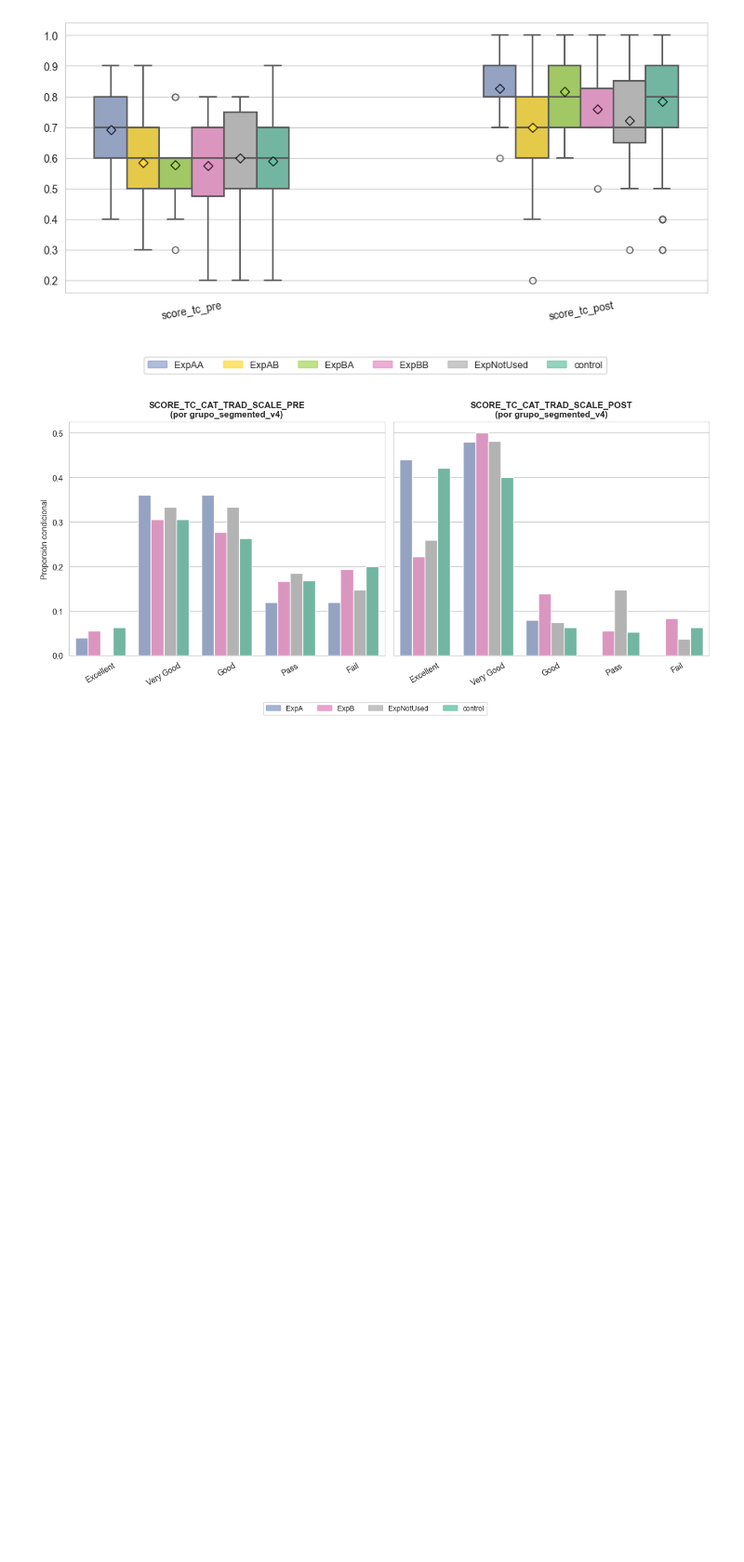
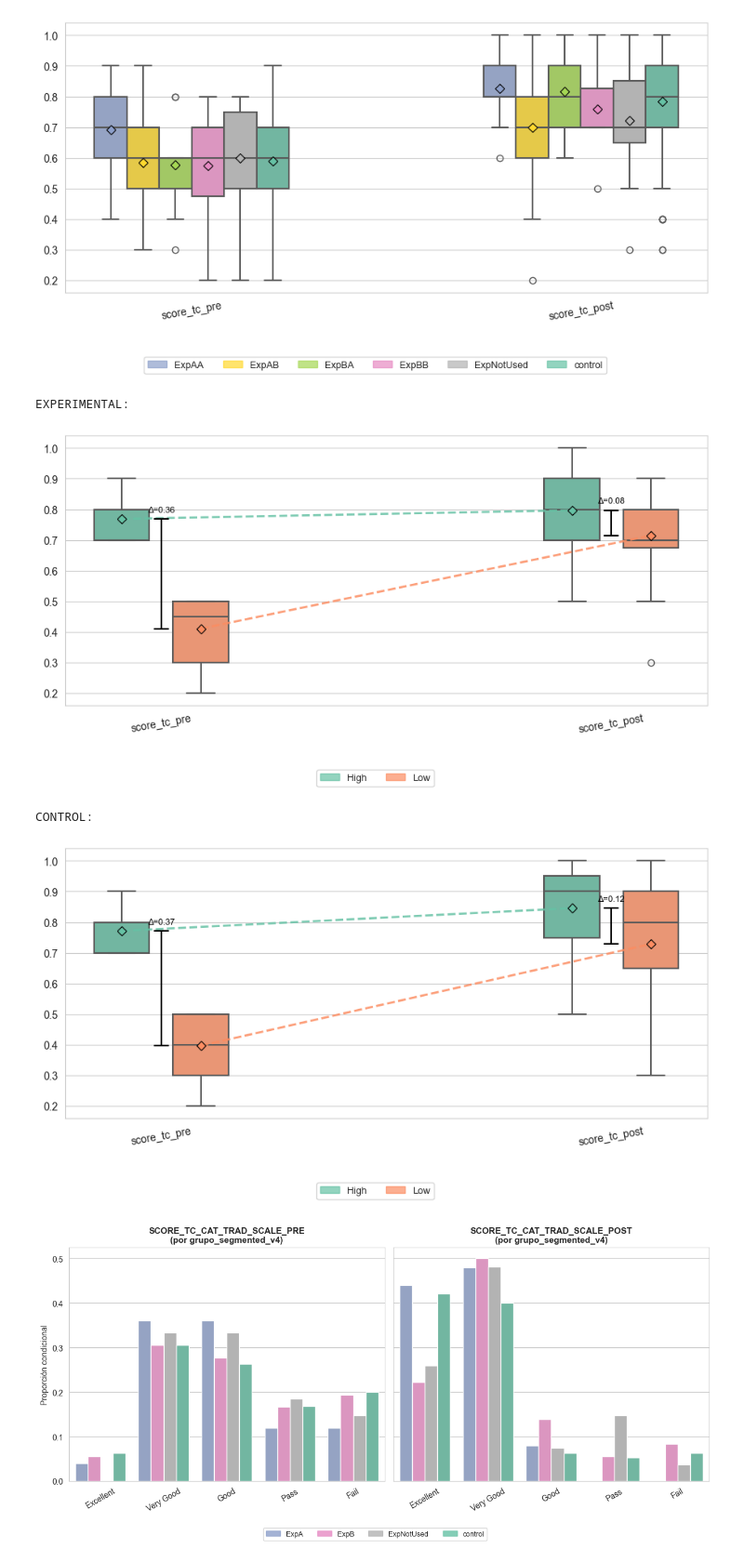
Before and after one commit to IBiDat/va-educational-impact, a Jupyter notebook: src/notebooks/paper/paper_results.ipynb, the cells around one changed output. Shown at 93% size. Drawn from its saved outputs; the diff is of its cells as text; code cells hidden in the pictures; blank space fills up the shorter version.

Commit message:
Matthew effect plot

```diff
--- a/src/notebooks/paper/paper_results.ipynb
+++ b/src/notebooks/paper/paper_results.ipynb
@@ -406,6 +406,62 @@ plot_quant_comparison(
 )
 # %% [output]
 [figure]
+# %%
+# Categorización adicional según el grupo al que pertenecen (solo para puntuacion_tc)
+col = 'score_tc_pre'
+df_cat_group = (
+    forms_interactions_df.with_columns(
+        pl.when(pl.col(col) <= 0.5).then(pl.lit("Low"))
+        .when(pl.col(col) >= 0.7).then(pl.lit("High"))
+        .alias(f"{col}_cat_new_group")
+    )
+)
+
+df_cat_group_exp = df_cat_group.filter(
+    pl.col("grupo") == "experimental"
+)
+df_cat_group_control = df_cat_group.filter(
+    pl.col("grupo") == "control"
+)
+
+print("EXPERIMENTAL:")
+plot_quant_comparison(
+    figsize=(9, 4),
+    df=df_cat_group_exp,
+    comparisons=[
+        ["score_tc_pre", "score_tc_post"]
+    ],
+    group_by=f"{col}_cat_new_group",
+    showfliers=True,
+    title=None,
+    labelbottom=True,
+    xlabel_rotation=10,
+    bbox_to_anchor=(0.5, -0.2),
+    show_mean_lines=True,
+    save_path=os.path.join(knowledge_path, 'mathew_experimental.pdf')
+)
+
+print("CONTROL:")
+plot_quant_comparison(
+    figsize=(9, 4),
+    df=df_cat_group_control,
+    comparisons=[
+        ["score_tc_pre", "score_tc_post"]
+    ],
+    group_by=f"{col}_cat_new_group",
+    showfliers=True,
+    title=None,
+    labelbottom=True,
+    xlabel_rotation=10,
+    bbox_to_anchor=(0.5, -0.2),
+    show_mean_lines=True,
+    save_path=os.path.join(knowledge_path, 'mathew_control.pdf')
+)
+# %% [output]
+EXPERIMENTAL:
+[figure, added]
+CONTROL:
+[figure, added]
 # %%
 plot_cat_comparison(
     df=forms_interactions_df,
```
Also changed, not shown: parts of 3 cells of this notebook, 1 other file.
